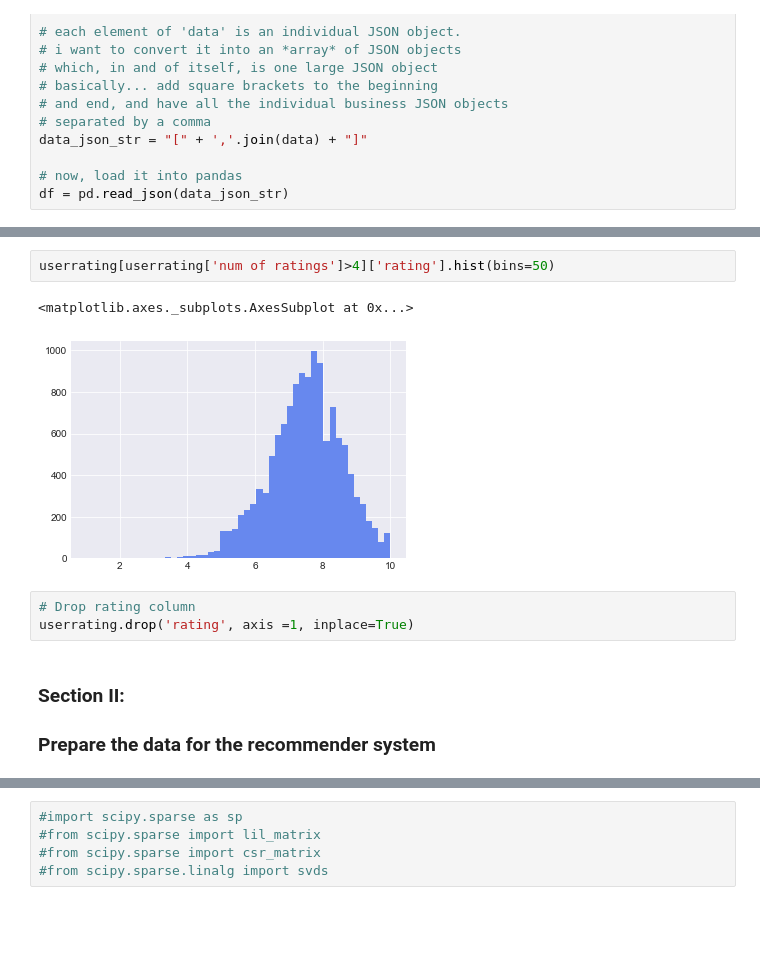
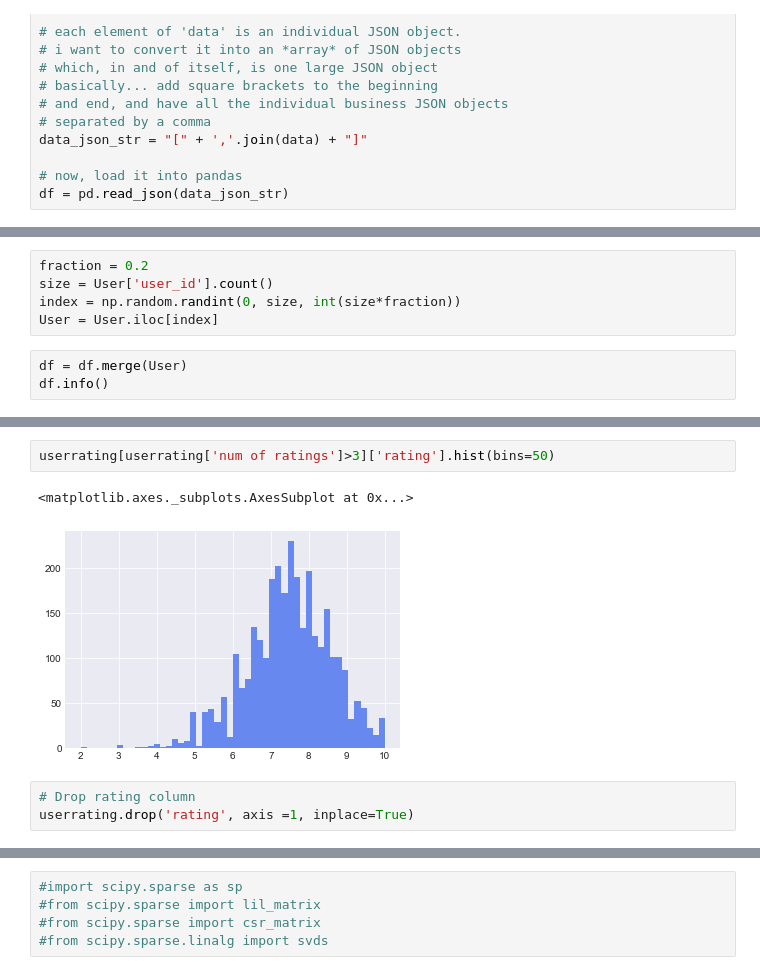
Before and after one commit to qiuchen90/Recommender_system_book, a Jupyter notebook: Book_recommender_system.ipynb, the cells around one changed output, grey strips where cells are left out. Saved outputs shown, nothing was run; the diff lists cells and outputs as text; blank space fills up the shorter version.

```diff
--- a/Book_recommender_system.ipynb
+++ b/Book_recommender_system.ipynb
@@ -82,0 +157,8 @@ print(df.head())
+# %%
+fraction = 0.2
+size = User['user_id'].count()
+index = np.random.randint(0, size, int(size*fraction))
+User = User.iloc[index]
+# %%
+df = df.merge(User)
+df.info()
@@ -187,11 +294,8 @@ sns.jointplot(x='rating',y='num of ratings',data=userrating,alpha=0.5)
 # %%
-userrating[userrating['num of ratings']>4]['rating'].hist(bins=50)
+userrating[userrating['num of ratings']>3]['rating'].hist(bins=50)
 # %% [output]
 <matplotlib.axes._subplots.AxesSubplot at 0x...>
-[figure, old version]
+[figure, new version]
 # %%
 # Drop rating column
 userrating.drop('rating', axis =1, inplace=True)
-# %% [markdown]
-### Section II:
-### Prepare the data for the recommender system
```
Also changed, not shown: parts of 73 cells of this notebook, 1 other file.
